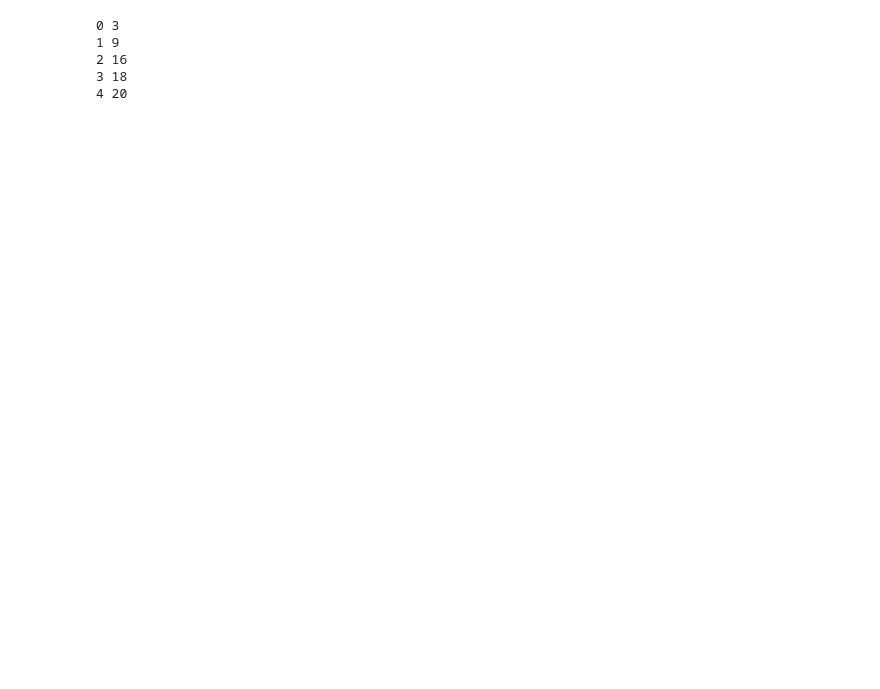
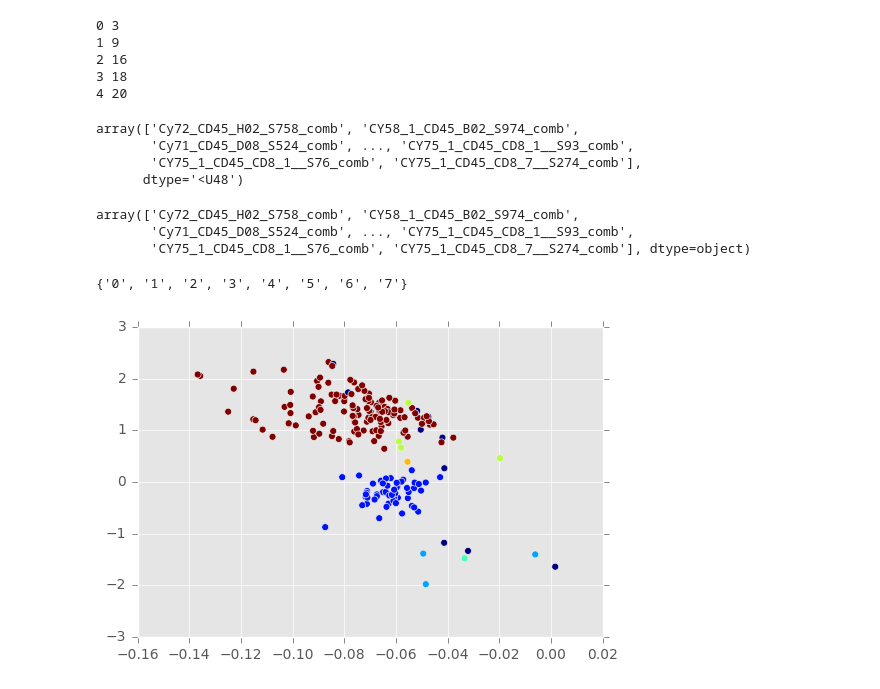
Before and after one commit to skoppula/882, a Jupyter notebook: hbp.ipynb, the cells around one changed output. Cells and saved outputs as stored; diff of their text form; code cells hidden in the pictures; blank space fills up the shorter version.

```diff
--- a/hbp.ipynb
+++ b/hbp.ipynb
@@ -173,3 +188,30 @@ for i in range(5):
 2 16
 3 18
 4 20
+# %%
+names = np.load('/home/skoppula/Desktop/complete_cell_names.npy')
+lbls = np.load('/home/skoppula/Desktop/complete_cell_labels.npy')
+# %%
+names
+# %% [output]
+array(['Cy72_CD45_H02_S758_comb', 'CY58_1_CD45_B02_S974_comb',
+       'Cy71_CD45_D08_S524_comb', ..., 'CY75_1_CD45_CD8_1__S93_comb',
+       'CY75_1_CD45_CD8_1__S76_comb', 'CY75_1_CD45_CD8_7__S274_comb'],
+      dtype='<U48')
+# %%
+cells
+# %% [output]
+array(['Cy72_CD45_H02_S758_comb', 'CY58_1_CD45_B02_S974_comb',
+       'Cy71_CD45_D08_S524_comb', ..., 'CY75_1_CD45_CD8_1__S93_comb',
+       'CY75_1_CD45_CD8_1__S76_comb', 'CY75_1_CD45_CD8_7__S274_comb'], dtype=object)
+# %%
+set(lbls)
+# %% [output]
+{'0', '1', '2', '3', '4', '5', '6', '7'}
+# %%
+plt.clf()
+colors = lbls[1000:1200]
+plt.scatter(dim_reduced_data_norm[1000:1200,0], dim_reduced_data_norm[1000:1200,1], c=colors,s=25)
+plt.show()
+# %% [output]
+[figure, added]
```
Also changed, not shown: parts of 5 cells of this notebook, 6 other files.
